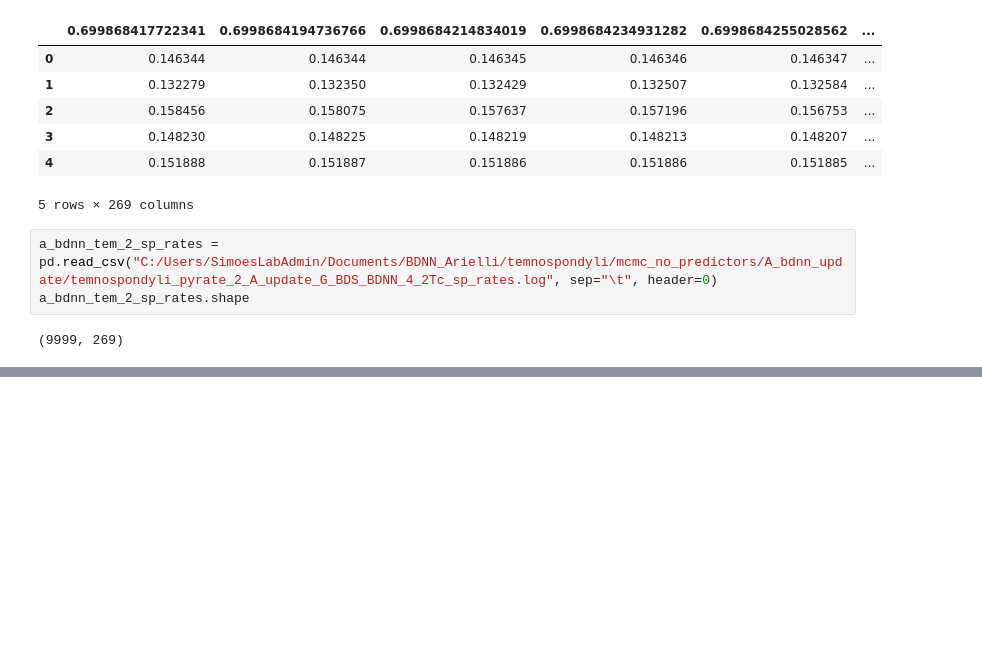
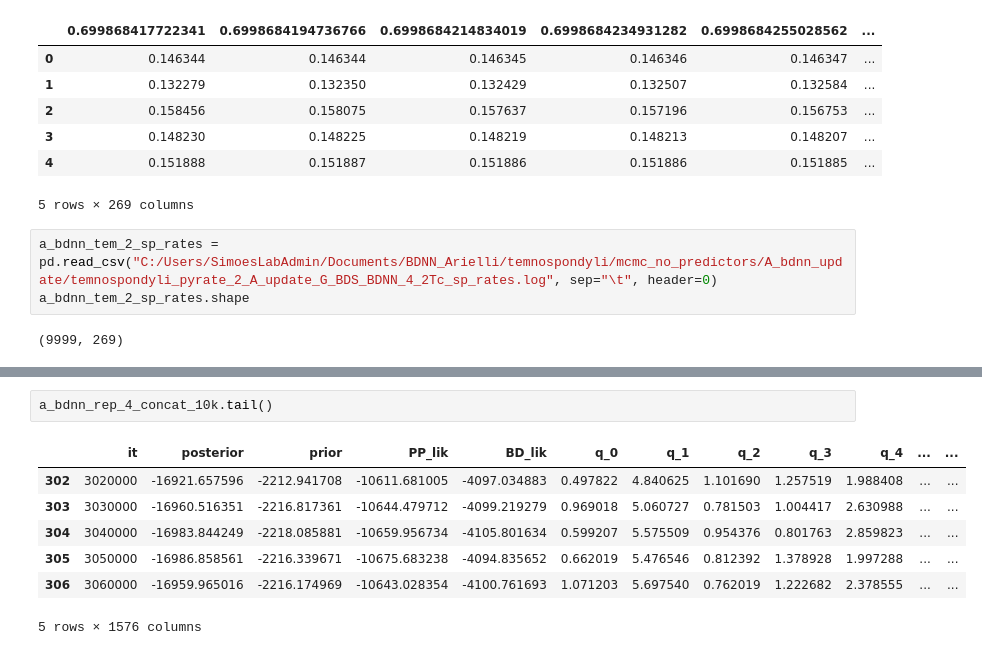
Before and after one commit to shelleylwang/pt_diversity_rates, a Jupyter notebook: mcmc_logs_eda.ipynb, the cells around one changed output, grey strips where cells are left out. Cells and saved outputs as stored; diff of their text form; blank space fills up the shorter version.

```diff
--- a/mcmc_logs_eda.ipynb
+++ b/mcmc_logs_eda.ipynb
@@ -68,0 +173,10 @@ a_bdnn_tem_2_sp_rates.shape
+# %%
+a_bdnn_rep_4_concat_10k.tail()
+# %% [output]
+|  | it | posterior | prior | PP_lik | BD_lik | q_0 | q_1 | q_2 | q_3 | q_4 | ... | ... |
+| 302 | 3020000 | -16921.657596 | -2212.941708 | -10611.681005 | -4097.034883 | 0.497822 | 4.840625 | 1.101690 | 1.257519 | 1.988408 | ... | ... |
+| 303 | 3030000 | -16960.516351 | -2216.817361 | -10644.479712 | -4099.219279 | 0.969018 | 5.060727 | 0.781503 | 1.004417 | 2.630988 | ... | ... |
+| 304 | 3040000 | -16983.844249 | -2218.085881 | -10659.956734 | -4105.801634 | 0.599207 | 5.575509 | 0.954376 | 0.801763 | 2.859823 | ... | ... |
+| 305 | 3050000 | -16986.858561 | -2216.339671 | -10675.683238 | -4094.835652 | 0.662019 | 5.476546 | 0.812392 | 1.378928 | 1.997288 | ... | ... |
+| 306 | 3060000 | -16959.965016 | -2216.174969 | -10643.028354 | -4100.761693 | 1.071203 | 5.697540 | 0.762019 | 1.222682 | 2.378555 | ... | ... |
+5 rows × 1576 columns
```
Also changed, not shown: parts of 22 cells of this notebook.
